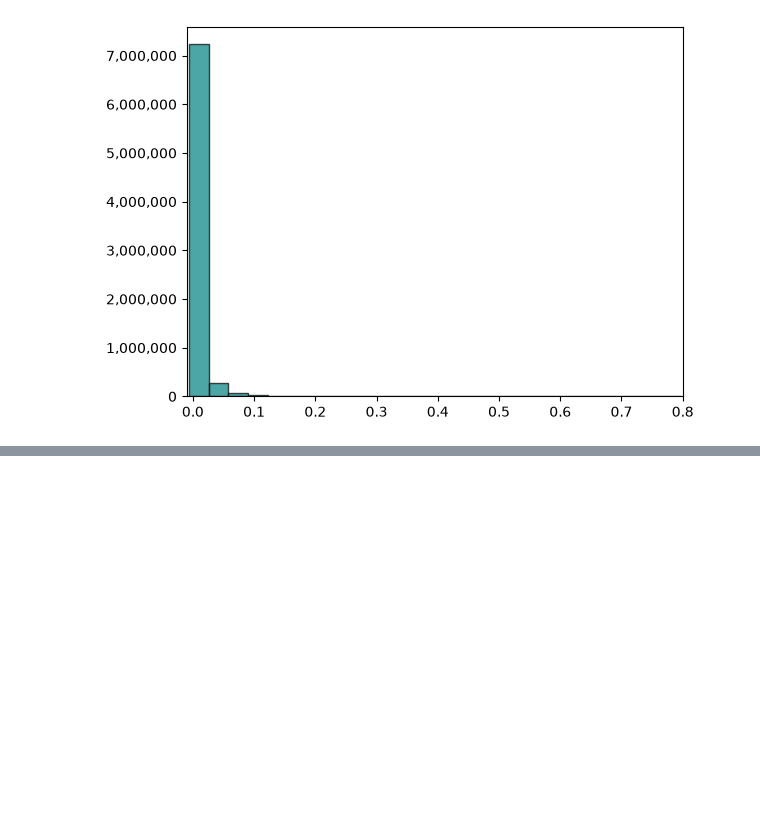
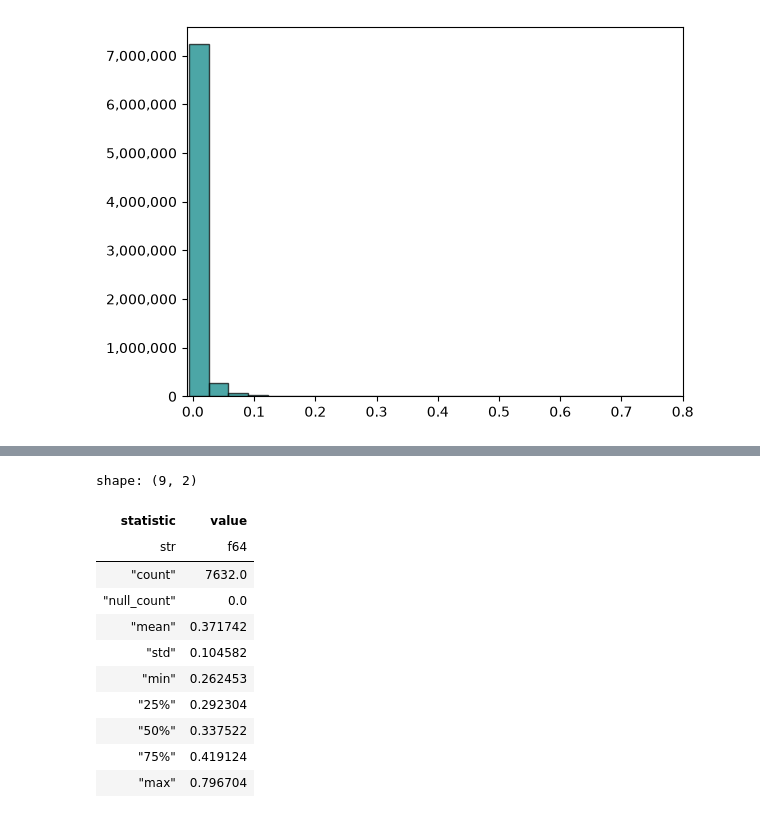
Before and after one commit to Sabah-hoq/yeast, a Jupyter notebook: notebooks/sizeCorrected.ipynb, the cells around one changed output, grey strips where cells are left out. Saved outputs shown, nothing was run; the diff lists cells and outputs as text; code cells hidden in the pictures; blank space fills up the shorter version.

Commit message:
normalization for size_correcetd scores

```diff
--- a/notebooks/sizeCorrected.ipynb
+++ b/notebooks/sizeCorrected.ipynb
@@ -73,3 +71,9 @@ plt.xlim(-0.01, 0.8)
 plt.show()
 # %% [output]
 [figure]
+# %%
+threshold = 0.55
+chunk_size = 500000
+
+
+pairs['z_score'] = stats.zscore(pairs.collect())["chain_pair_iptm_mean_corrected"]
@@ -75,0 +82,8 @@ plt.show()
+# %%
+cutoff_99 = np.percentile((pairs.collect())["chain_pair_iptm_mean_corrected"], 99.9)
+# %%
+# Filter top 1%
+top_edges = pairs.filter(pl.col("chain_pair_iptm_mean_corrected") >= cutoff_99)
+# top_edges.to_csv("top_1_percent_edges.csv", index=False)
+print(len(top_edges.collect()))
+print(top_edges.collect().head())
@@ -75,0 +108,18 @@ plt.show()
+# %%
+# Can we threshold the corrected iPTM scores? The authors recommended that. What does the distribution of corrected scores look like and is there an obvious cutoff?
+# If we apply a threshold, we can avoid dealing with negative scores and the scores will be more SPRAS compatible.
+# We can have small magnitude values
+(top_edges.collect())["chain_pair_iptm_mean_corrected"].describe()
+# %% [output]
+shape: (9, 2)
+| statistic | value |
+| str | f64 |
+| "count" | 7632.0 |
+| "null_count" | 0.0 |
+| "mean" | 0.371742 |
+| "std" | 0.104582 |
+| "min" | 0.262453 |
+| "25%" | 0.292304 |
+| "50%" | 0.337522 |
+| "75%" | 0.419124 |
+| "max" | 0.796704 |
```
Also changed, not shown: parts of 4 cells of this notebook.
